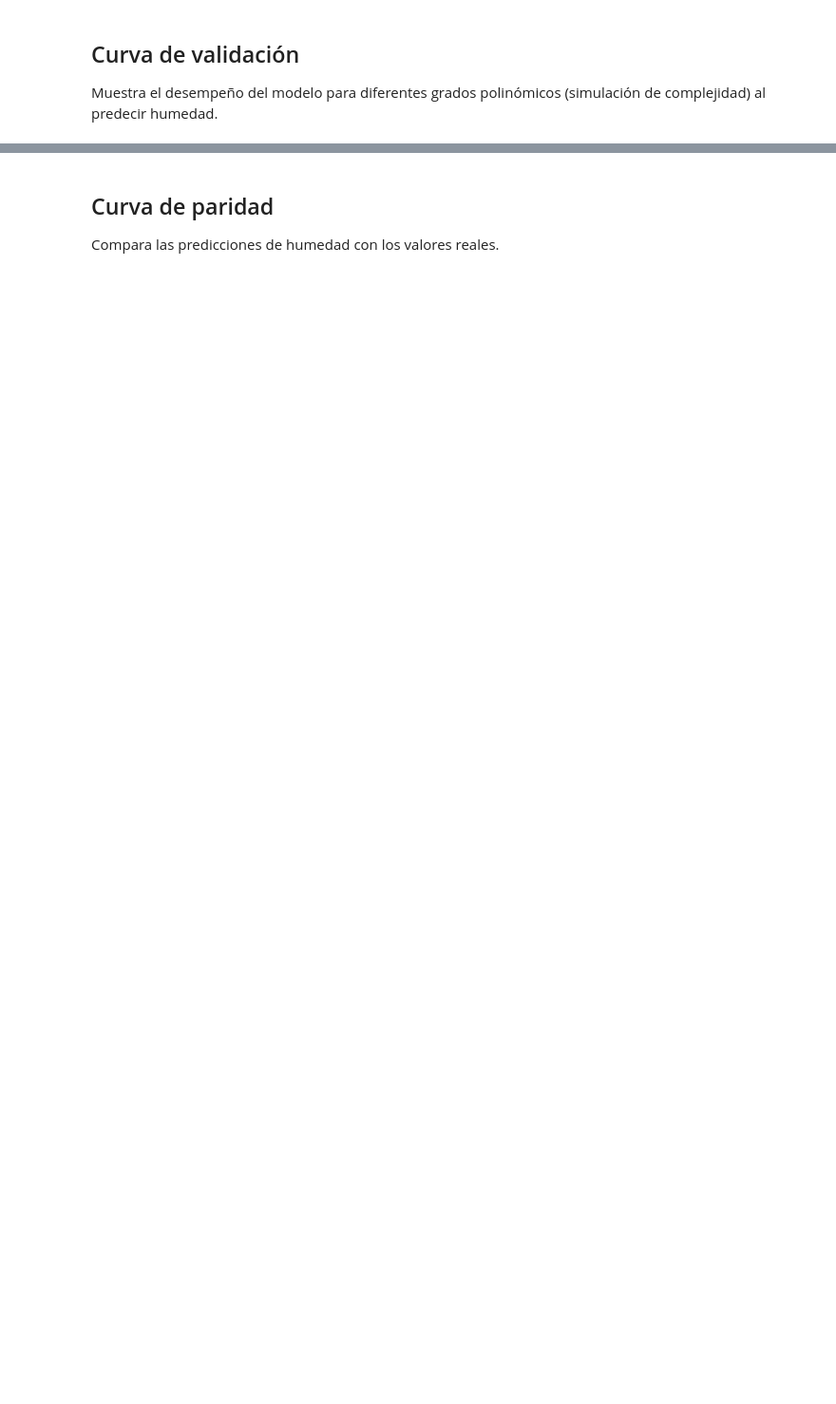
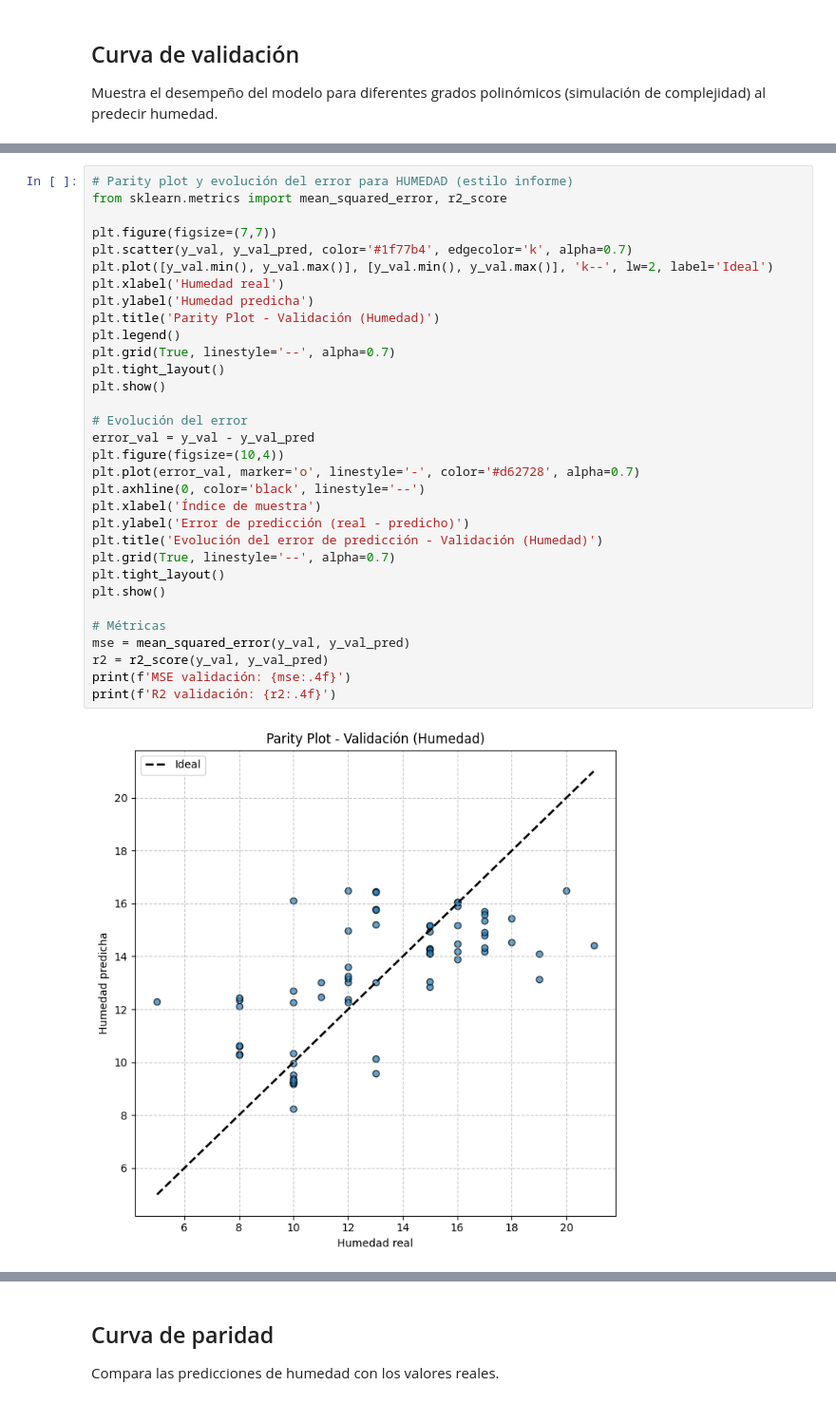
Before and after one commit to Adriana276/ML_LPTM, a Jupyter notebook: ML/tarea/regresion_lineal_humedad.ipynb, the cells around one changed output, grey strips where cells are left out. Shown at 95% size. Saved outputs shown, nothing was run; the diff lists cells and outputs as text; blank space fills up the shorter version.

```diff
--- a/ML/tarea/regresion_lineal_humedad.ipynb
+++ b/ML/tarea/regresion_lineal_humedad.ipynb
@@ -69,0 +147,34 @@ plt.show()
+# %%
+# Parity plot y evolución del error para HUMEDAD (estilo informe)
+from sklearn.metrics import mean_squared_error, r2_score
+
+plt.figure(figsize=(7,7))
+plt.scatter(y_val, y_val_pred, color='#1f77b4', edgecolor='k', alpha=0.7)
+plt.plot([y_val.min(), y_val.max()], [y_val.min(), y_val.max()], 'k--', lw=2, label='Ideal')
+plt.xlabel('Humedad real')
+plt.ylabel('Humedad predicha')
+plt.title('Parity Plot - Validación (Humedad)')
+plt.legend()
+plt.grid(True, linestyle='--', alpha=0.7)
+plt.tight_layout()
+plt.show()
+
+# Evolución del error
+error_val = y_val - y_val_pred
+plt.figure(figsize=(10,4))
+plt.plot(error_val, marker='o', linestyle='-', color='#d62728', alpha=0.7)
+plt.axhline(0, color='black', linestyle='--')
+plt.xlabel('Índice de muestra')
+plt.ylabel('Error de predicción (real - predicho)')
+plt.title('Evolución del error de predicción - Validación (Humedad)')
+plt.grid(True, linestyle='--', alpha=0.7)
+plt.tight_layout()
+plt.show()
+
+# Métricas
+mse = mean_squared_error(y_val, y_val_pred)
+r2 = r2_score(y_val, y_val_pred)
+print(f'MSE validación: {mse:.4f}')
+print(f'R2 validación: {r2:.4f}')
+# %% [output]
+[figure, added]
```
Also changed, not shown: parts of 15 cells of this notebook, 44 other files.
